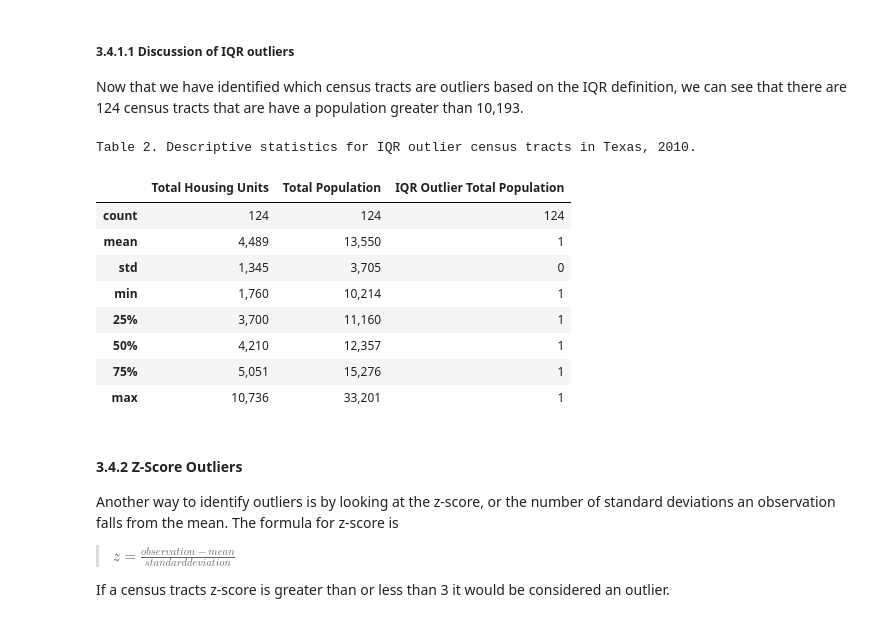
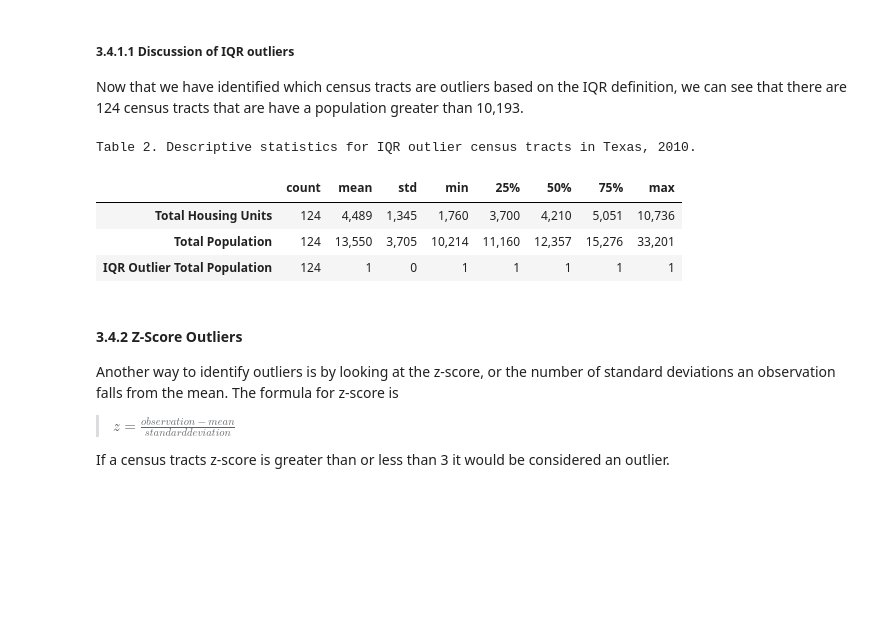
Before and after one commit to npr99/PlanningMethods, a Jupyter notebook: PLAN604_Descriptive_Statistics_CensusTracts.ipynb, the cells around one changed output. Drawn from its saved outputs; the diff is of its cells as text; code cells hidden in the pictures; blank space fills up the shorter version.

```diff
--- a/PLAN604_Descriptive_Statistics_CensusTracts.ipynb
+++ b/PLAN604_Descriptive_Statistics_CensusTracts.ipynb
@@ -323,22 +317,17 @@ Name: IQR Outlier Total Population, dtype: float64
 ##### 3.4.1.1 Discussion of IQR outliers
 Now that we have identified which census tracts are outliers based on the IQR definition, we can see that there are 124 census tracts that are have a population greater than 10,193.
 # %%
-table2 = tractdf.loc[tractdf['IQR Outlier Total Population'] == 1].describe()
+table2 = tractdf.loc[tractdf['IQR Outlier Total Population'] == 1].describe().T
 varformat = "{:,.0f}" # The variable format adds a comma and rounds up
 table_title = "Table 2. Descriptive statistics for IQR outlier census tracts in Texas, 2010."
 table2 = table2.style.set_caption(table_title).format(varformat).set_properties(**{'text-align': 'right'})
 table2
 # %% [output]
 Table 2. Descriptive statistics for IQR outlier census tracts in Texas, 2010.
-|  | Total Housing Units | Total Population | IQR Outlier Total Population |
-| count | 124 | 124 | 124 |
-| mean | 4,489 | 13,550 | 1 |
-| std | 1,345 | 3,705 | 0 |
-| min | 1,760 | 10,214 | 1 |
-| 25% | 3,700 | 11,160 | 1 |
-| 50% | 4,210 | 12,357 | 1 |
-| 75% | 5,051 | 15,276 | 1 |
-| max | 10,736 | 33,201 | 1 |
+|  | count | mean | std | min | 25% | 50% | 75% | max |
+| Total Housing Units | 124 | 4,489 | 1,345 | 1,760 | 3,700 | 4,210 | 5,051 | 10,736 |
+| Total Population | 124 | 13,550 | 3,705 | 10,214 | 11,160 | 12,357 | 15,276 | 33,201 |
+| IQR Outlier Total Population | 124 | 1 | 0 | 1 | 1 | 1 | 1 | 1 |
 # %% [markdown]
 #### 3.4.2 Z-Score Outliers
 Another way to identify outliers is by looking at the z-score, or the number of standard deviations an observation falls from the mean.
```
Also changed, not shown: parts of 5 cells of this notebook.
